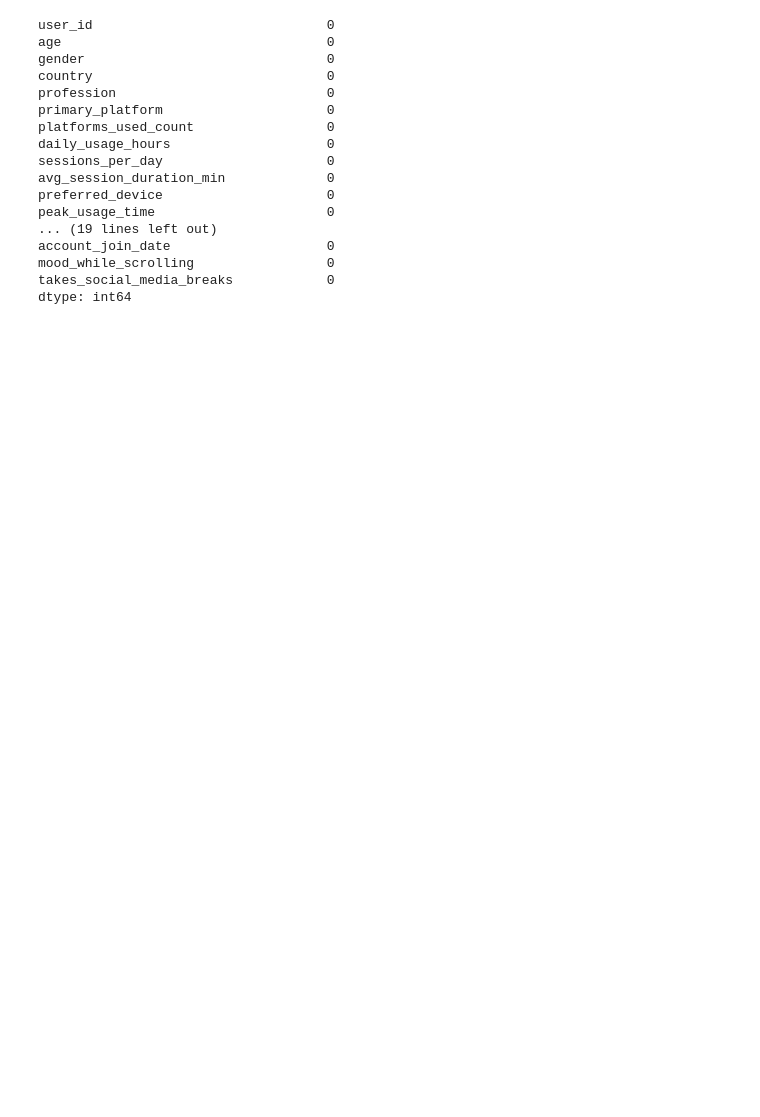
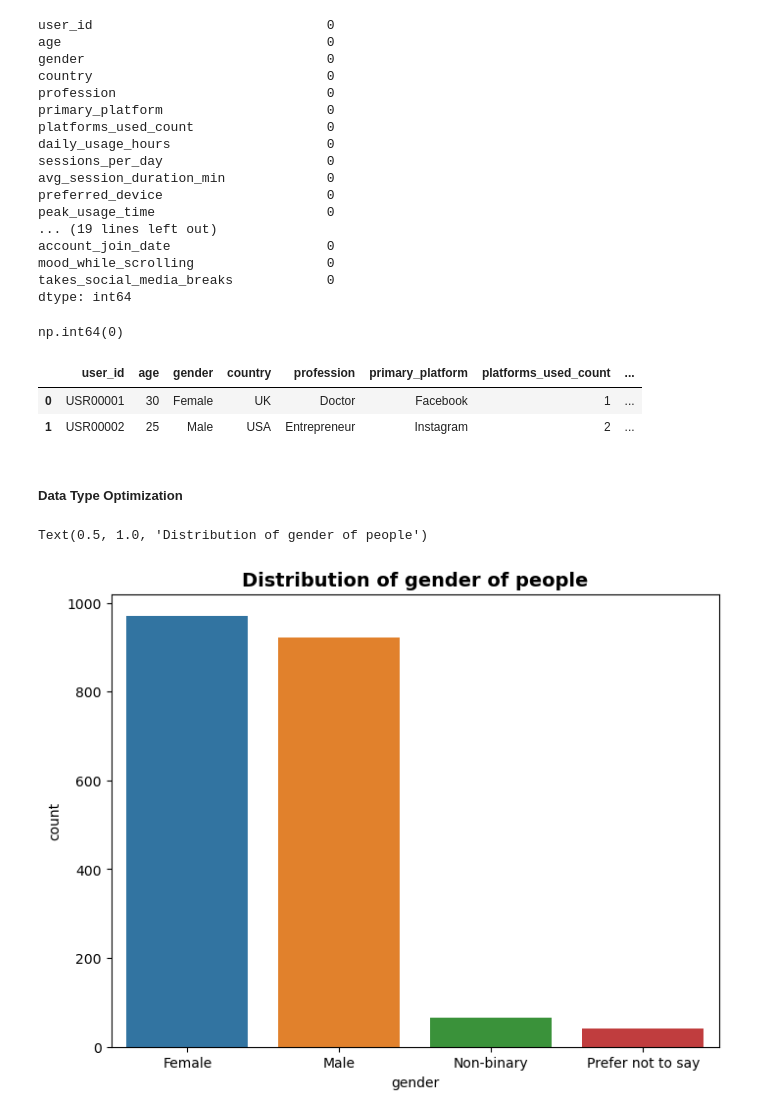
Before and after one commit to HavocXgrg/DAproject-Codes, a Jupyter notebook: analysis/social_media_user_behavior_analysis.ipynb, the cells around one changed output. Cells and saved outputs as stored; diff of their text form; code cells hidden in the pictures; blank space fills up the shorter version.

```diff
--- a/analysis/social_media_user_behavior_analysis.ipynb
+++ b/analysis/social_media_user_behavior_analysis.ipynb
@@ -75,3 +87,37 @@ account_join_date                    0
 mood_while_scrolling                 0
 takes_social_media_breaks            0
 dtype: int64
+# %%
+df.duplicated().sum()
+# %% [output]
+np.int64(0)
+# %%
+df.head(2)
+# %% [output]
+|  | user_id | age | gender | country | profession | primary_platform | platforms_used_count | ... |
+| 0 | USR00001 | 30 | Female | UK | Doctor | Facebook | 1 | ... |
+| 1 | USR00002 | 25 | Male | USA | Entrepreneur | Instagram | 2 | ... |
+# %% [markdown]
+##### Data Type Optimization
+# %%
+df['account_join_date'] = pd.to_datetime(df['account_join_date'], errors='coerce')
+# Convert categorical columns
+categorical_cols = [
+    'gender', 'country', 'profession', 'primary_platform',
+    'preferred_device', 'preferred_content_type'
+]
+df[categorical_cols] = df[categorical_cols].astype('category')
+# Convert numeric columns that should be integers
+int_cols = [
+    'platforms_used_count', 'followers_count', 'following_count',
+    'posts_per_week', 'likes_given_per_day', 'comments_per_day',
+    'shares_per_day', 'dms_sent_per_day'
+]
+df[int_cols] = df[int_cols].astype('int')
+# %%
+plt.figure(figsize=(8,6))
+sns.countplot(data=df, x='gender', hue='gender')
+plt.title("Distribution of gender of people",  fontsize=14, fontweight='bold')
+# %% [output]
+Text(0.5, 1.0, 'Distribution of gender of people')
+[figure, added]
```
Also changed, not shown: parts of 47 cells of this notebook.
